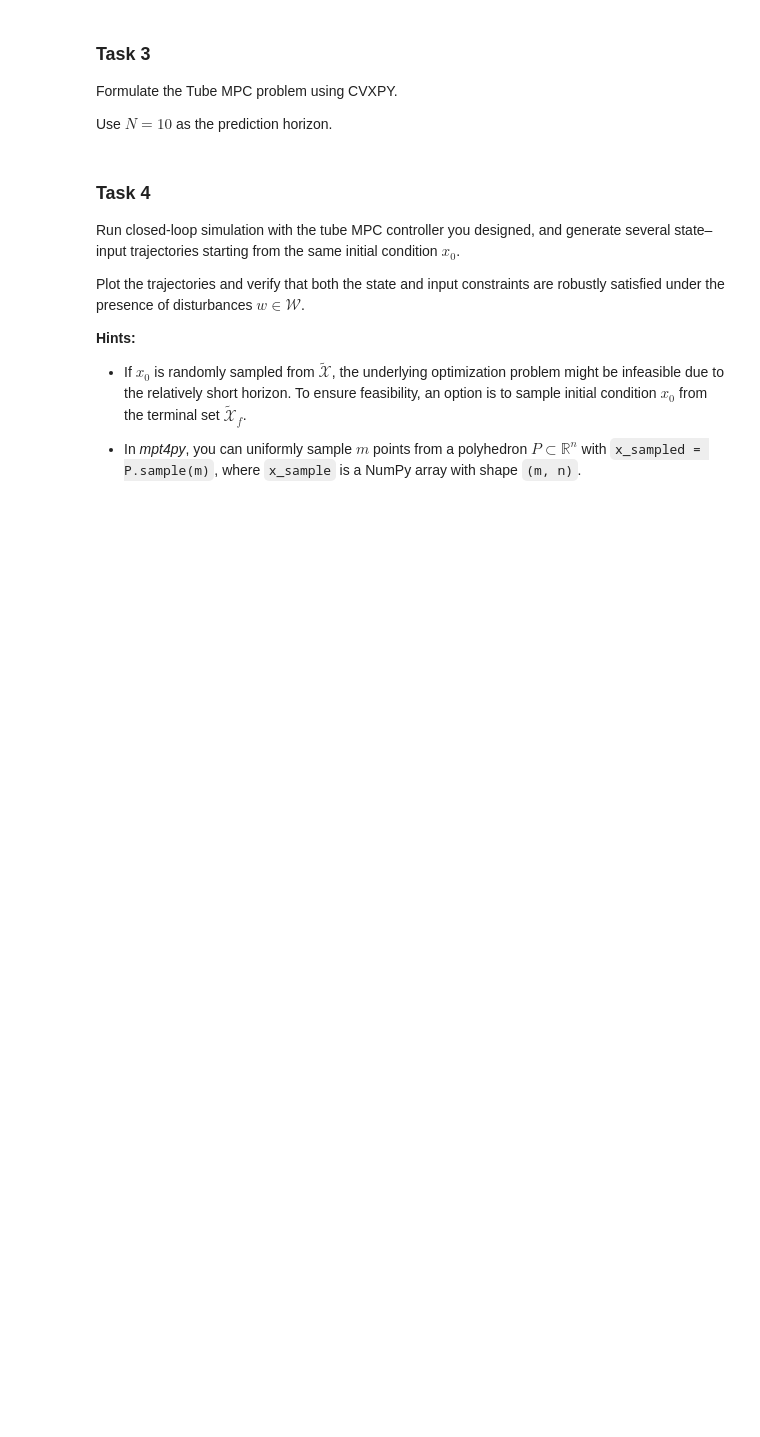
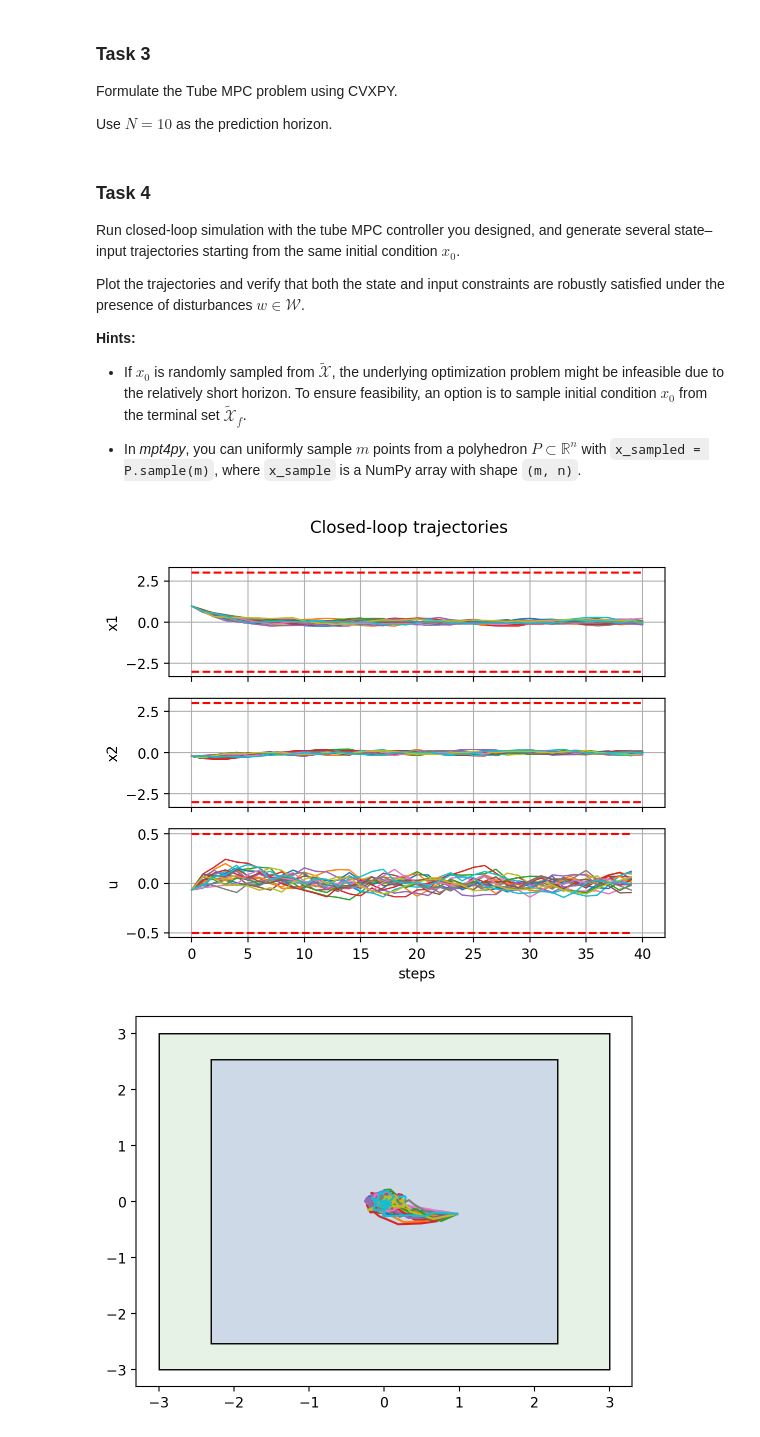
Before and after one commit to pikkun0907/MPC-Course-EPFL, a Jupyter notebook: programming_exercises/exercise7_tube_mpc/ex7_tube_mpc.ipynb, the cells around one changed output. Saved outputs shown, nothing was run; the diff lists cells and outputs as text; code cells hidden in the pictures; blank space fills up the shorter version.

```diff
--- a/programming_exercises/exercise7_tube_mpc/ex7_tube_mpc.ipynb
+++ b/programming_exercises/exercise7_tube_mpc/ex7_tube_mpc.ipynb
@@ -185,7 +185,7 @@ cost = 0
 # TODO: add your code here
 for k in range(N):
     cost += cp.quad_form(z_var[k],Q) + cp.quad_form(v_var[k],R)
-cost += cp.quad_from(z_var[N], Qf)
+cost += cp.quad_form(z_var[N], Qf)
 # TODO: ------------------
 
 
@@ -201,6 +201,7 @@ for k in range(N-1):
     constraints += [X_tilde.A @z_var[k] <= X_tilde.b]
     constraints += [U_tilde.A @v_var[k] <= U_tilde.b]
 constraints += [Xf_tilde.A @z_var[N] <=Xf_tilde.b]
+constraints += [E.A @(x0_var - z_var[0]) <= E.b]
 # TODO: ------------------
 
 
@@ -242,9 +243,9 @@ for i in range(num_samples):
 		# TODO: ------------------
 		# TODO: add your code here
 		# after calling solve(), you can obtain the value of a cvxpy variable x with: x.value()
-		zk = ...
-		vk = ...
-		uk = ...
+		zk = z_var[0].value
+		vk = v_var[0].value
+		uk = K @ (xk - zk) + vk
 		# TODO: ------------------
 
 		wk = W.sample(1).flatten()
@@ -269,30 +270,33 @@ def plot_trajs(t_traj_closed_loop: np.ndarray,
 	ax[0].plot(t_traj, x_max * np.ones_like(t_traj), color='red', linestyle='--')
 	ax[0].plot(t_traj, -x_max * np.ones_like(t_traj), color='red', linestyle='--')
 	ax[0].grid()
 	ax[0].set_ylabel('x1')
 
 	ax[1].plot(t_traj, x_max * np.ones_like(t_traj), color='red', linestyle='--')
 	ax[1].plot(t_traj, -x_max * np.ones_like(t_traj), color='red', linestyle='--')
 	ax[1].grid()
 	ax[1].set_ylabel('x2')
 
 	ax[2].plot(t_traj[:-1], u_max * np.ones_like(t_traj[:-1]), color='red', linestyle='--')
 	ax[2].plot(t_traj[:-1], -u_max * np.ones_like(t_traj[:-1]), color='red', linestyle='--')
 	ax[2].grid()
 	ax[2].set_ylabel('u')
 	ax[2].set_xlabel('steps')
 
 	fig.suptitle('Closed-loop trajectories')
 	fig.align_ylabels()
 	plt.show()
 
 plot_trajs(t_traj_closed_loop, x_trajs_closed_loop, u_trajs_closed_loop)
 
 fig4, ax4 = plt.subplots(1, 1)
 X.plot(ax4, opacity=0.1, color='g', label=r'$\mathcal{X}$')
 X_tilde.plot(ax4, opacity=0.1, color='b', label=r'\tilde{\mathcal{X}}')
 
 for x_traj in x_trajs_closed_loop:
 	ax4.plot(x_traj[:,0], x_traj[:,1])
 
 plt.show()
+# %% [output]
+[figure, added]
+[figure, added]
```
Also changed, not shown: 1 other file.
